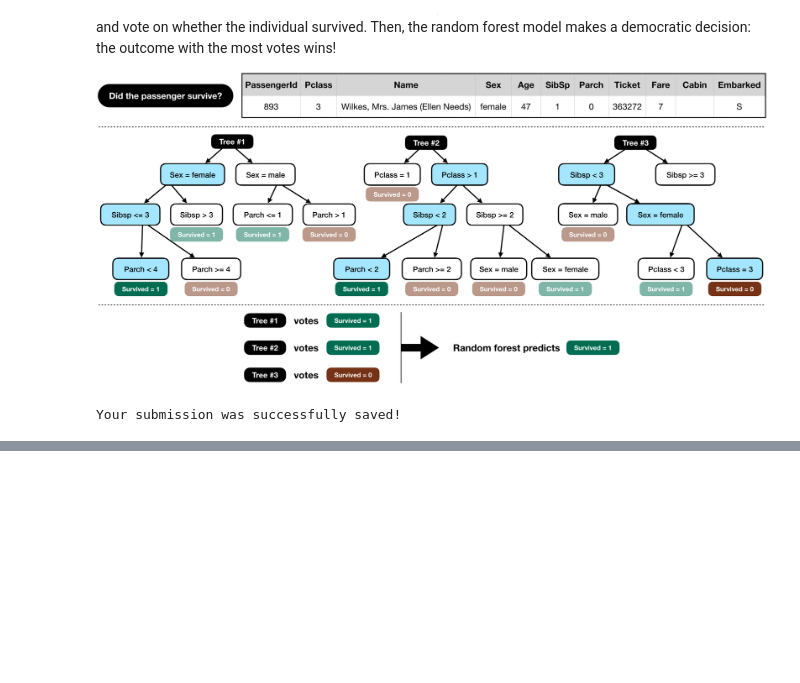
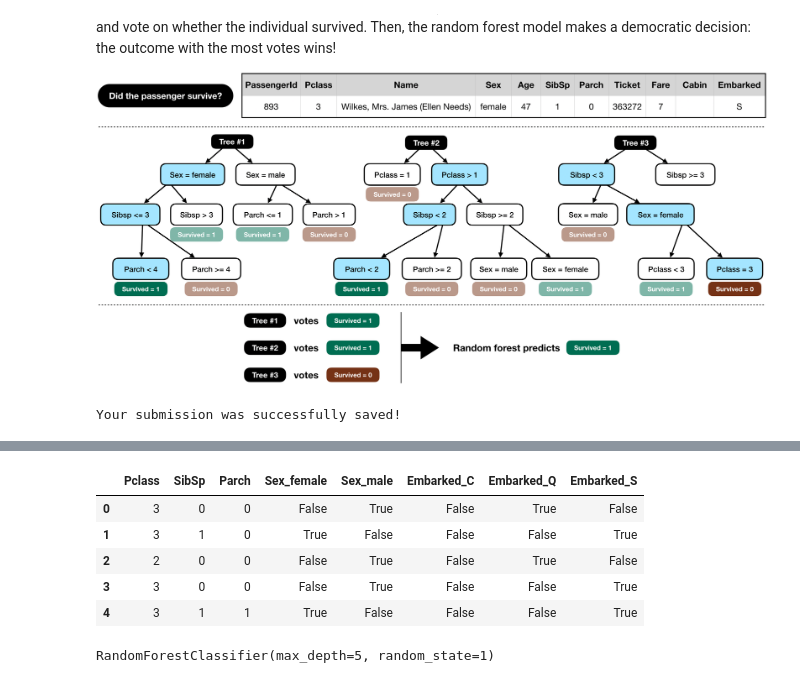
Before and after one commit to ati-ince/ml-projects, a Jupyter notebook: Kaggle_Titanic_Machine_Learning_from_Disaster.ipynb, the cells around one changed output, grey strips where cells are left out. Cells and saved outputs as stored; diff of their text form; code cells hidden in the pictures; blank space fills up the shorter version.

```diff
--- a/Kaggle_Titanic_Machine_Learning_from_Disaster.ipynb
+++ b/Kaggle_Titanic_Machine_Learning_from_Disaster.ipynb
@@ -139,0 +150,15 @@ Your submission was successfully saved!
+# %%
+# test data, look like both X and X_test have same structure
+X_test.head()
+# %% [output]
+|  | Pclass | SibSp | Parch | Sex_female | Sex_male | Embarked_C | Embarked_Q | Embarked_S |
+| 0 | 3 | 0 | 0 | False | True | False | True | False |
+| 1 | 3 | 1 | 0 | True | False | False | False | True |
+| 2 | 2 | 0 | 0 | False | True | False | True | False |
+| 3 | 3 | 0 | 0 | False | True | False | False | True |
+| 4 | 3 | 1 | 1 | True | False | False | False | True |
+# %%
+# model
+print(model)
+# %% [output]
+RandomForestClassifier(max_depth=5, random_state=1)
```
Also changed, not shown: parts of 2 cells of this notebook.
